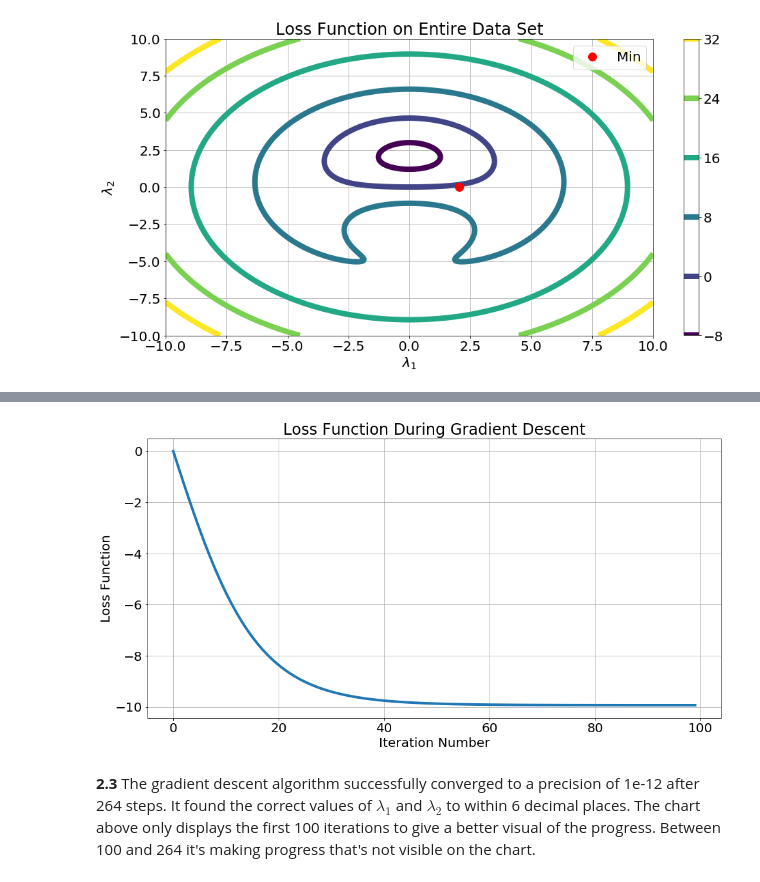
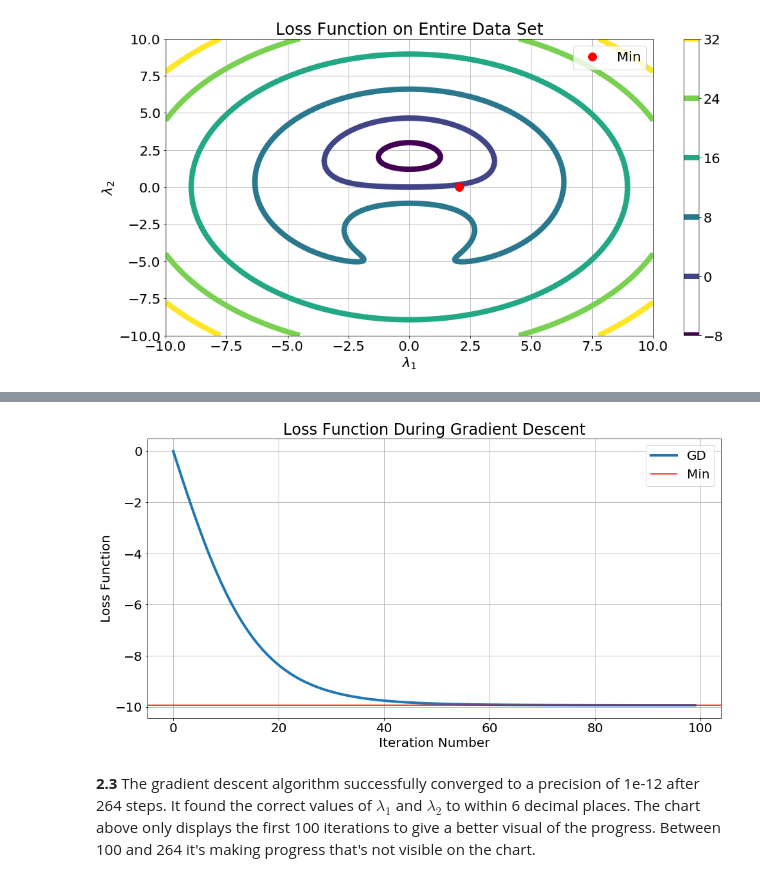
Before and after one commit to IACS-AM-207-Braavos/AM-207, a Jupyter notebook: hw6/AM207_HW6_MSE.ipynb, the cells around one changed output, grey strips where cells are left out. Saved outputs shown, nothing was run; the diff lists cells and outputs as text; code cells hidden in the pictures.

```diff
--- a/hw6/AM207_HW6_MSE.ipynb
+++ b/hw6/AM207_HW6_MSE.ipynb
@@ -101,6 +102,7 @@ funcType = Callable[[float], float]
 matplotlib.rcParams.update({'font.size': 20})
 
 # Utility functions
+# *************************************************************************************************
 def range_inc(x: int, y: int = None, z: int = None) -> range:
     """Return a range inclusive of the end point, i.e. range(start, stop + 1, step)"""
     if y is None:
@@ -125,6 +127,22 @@ def arange_inc(x: float, y: float = None, z: float = None) -> np.ndarray:
     elif z < 0:
         (start, stop, step) = (x, y - 1, z)
     return np.arange(start, stop, step)
+
+# *************************************************************************************************
+def load_vartbl(fname: str) -> Dict:
+    """Load a dictionary of variables from a pickled file"""
+    try:
+        with open(fname, 'rb') as fh:
+            vartbl = pickle.load(fh)
+    except:
+        vartbl = dict()
+    return vartbl
+
+
+def save_vartbl(vartbl: Dict, fname: str) -> None:
+    """Save a dictionary of variables to the given file with pickle"""
+    with open(fname, 'wb') as fh:
+        pickle.dump(vartbl, fh)
 # %%
 # 1. Shared prerequisites for problem 1 (both parts)
 def f_scalar(x: float):
@@ -541,6 +559,10 @@ df = pd.read_csv('HW6_data.csv')
 x1 = df['X_1'].values
 x2 = df['X_2'].values
 X_data = np.vstack([x1, x2]).T
+
+# Load persisted table of variables
+fname: str = 'gradient_descent.pickle'
+vartbl: Dict = load_vartbl(fname)
 
 
 def loss_func_abc(xs: np.ndarray, lambdas: np.ndarray, A: float, B: float, C: float) -> float:
@@ -604,7 +626,7 @@ def L(lambda1: float, lambda2: float) -> float:
 # Minimum is given
 lambda1_min = 2.05384
 lambda2_min = 0.0
-# lambdas_min = np.array([lambda1_min, lambda2_min])
+# lambda_min = np.array([lambda1_min, lambda2_min])
 loss_min = L(lambda1_min, lambda2_min)
 
 # Grid of lambda1 and lambda2
@@ -612,12 +634,17 @@ grid_size: int = 200
 lambda1_samp = np.linspace(-10, 10, grid_size)
 lambda2_samp = np.linspace(-10, 10, grid_size)
 lambda1_grid, lambda2_grid = np.meshgrid(lambda1_samp, lambda2_samp)
+
 # Grid of the total loss function
-if 'loss_grid' not in globals():
+try:
+    loss_grid = vartbl['loss_grid']
+except:
     loss_grid = np.zeros((grid_size, grid_size))
     for i, lambda1 in enumerate(lambda1_samp):
         for j, lambda2 in enumerate(lambda2_samp):
             loss_grid[i,j] = L(lambda1, lambda2)
+    vartbl['loss_grid'] = loss_grid
+    save_vartbl(vartbl, fname)
 
 # Plot the loss function
 fig, ax = plt.subplots()
@@ -734,18 +761,20 @@ Elapsed time 0.32 seconds, 1.22e-03 per second.
 # %%
 # 2.3 For your implementation in 2.2, create a plot of loss vs iteration.
 # Does your descent algorithm comverge to the right values of  λ ? At what point does your implementation converge?
 
 plot_n_gd = np.arange(num_iters_gd+1)
 fig, ax = plt.subplots()
 fig.set_size_inches([16, 8])
 ax.set_title('Loss Function During Gradient Descent')
 ax.set_xlabel('Iteration Number')
 ax.set_ylabel('Loss Function')
-ax.plot(plot_n_gd[0:100], history_gd[0:100], linewidth=4)
+ax.plot(plot_n_gd[0:100], history_gd[0:100], label='GD', linewidth=4)
+ax.axhline(y=loss_min, color='r', label='Min')
+ax.legend()
 ax.grid()
 plt.show()
 # %% [output]
-[figure, old version]
+[figure, new version]
 # %% [markdown]
 **2.3** The gradient descent algorithm successfully converged to a precision of 1e-12 after 264 steps.  It found the correct values of $\lambda_1$ and $\lambda_2$ to within 6 decimal places.  The chart above only displays the first 100 iterations to give a better visual of the progress.  Between 100 and 264 it's making progress that's not visible on the chart.
 # %%
```
Also changed, not shown: parts of 8 cells of this notebook, 8 other files.
